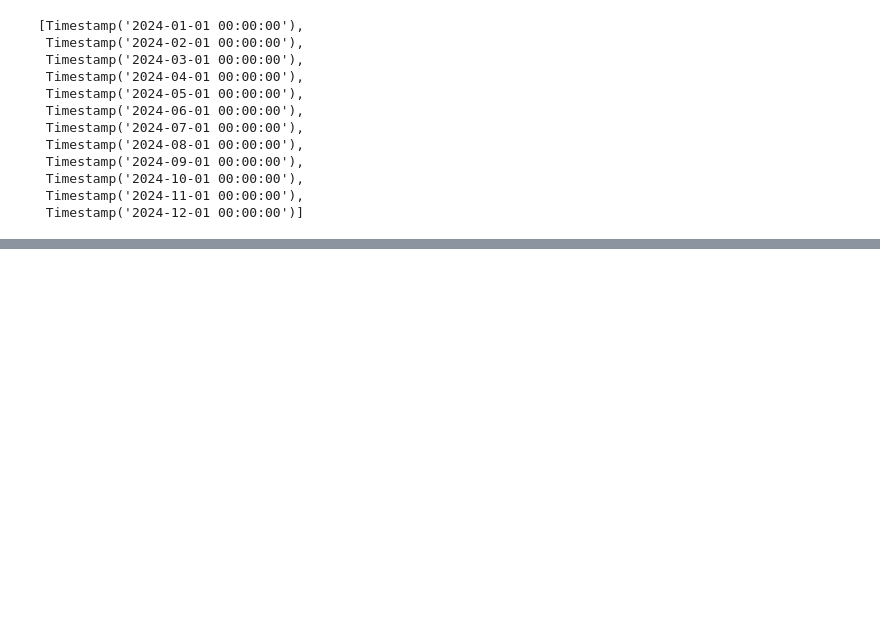
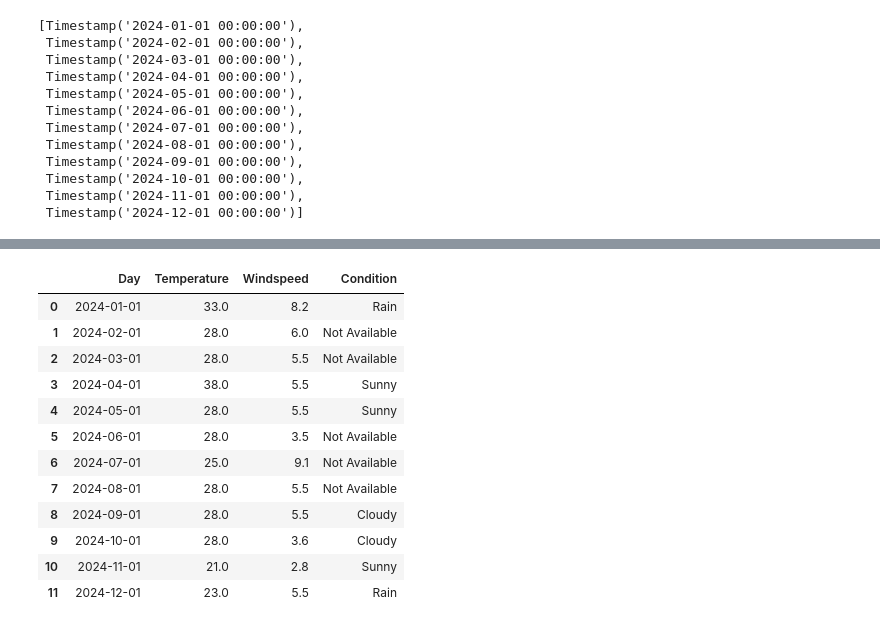
Before and after one commit to Gani25/python_weekend_b1, a Jupyter notebook: pandas/3_more_pandas_operations/handling_null.ipynb, the cells around one changed output, grey strips where cells are left out. Saved outputs shown, nothing was run; the diff lists cells and outputs as text; code cells hidden in the pictures; blank space fills up the shorter version.

```diff
--- a/pandas/3_more_pandas_operations/handling_null.ipynb
+++ b/pandas/3_more_pandas_operations/handling_null.ipynb
@@ -142,0 +251,4 @@ list(df_weather["Day"])
+# %%
+df_weather = pd.read_csv("./weather_info.csv", parse_dates=["Day"], dayfirst=True)
+
+df_weather
@@ -142,0 +293,20 @@ list(df_weather["Day"])
+# %%
+df_weather.fillna({
+    "Temperature":df_weather["Temperature"].mean(),
+    "Windspeed":df_weather["Windspeed"].median(),
+    "Condition":"Not Available"
+})
+# %% [output]
+|  | Day | Temperature | Windspeed | Condition |
+| 0 | 2024-01-01 | 33.0 | 8.2 | Rain |
+| 1 | 2024-02-01 | 28.0 | 6.0 | Not Available |
+| 2 | 2024-03-01 | 28.0 | 5.5 | Not Available |
+| 3 | 2024-04-01 | 38.0 | 5.5 | Sunny |
+| 4 | 2024-05-01 | 28.0 | 5.5 | Sunny |
+| 5 | 2024-06-01 | 28.0 | 3.5 | Not Available |
+| 6 | 2024-07-01 | 25.0 | 9.1 | Not Available |
+| 7 | 2024-08-01 | 28.0 | 5.5 | Not Available |
+| 8 | 2024-09-01 | 28.0 | 5.5 | Cloudy |
+| 9 | 2024-10-01 | 28.0 | 3.6 | Cloudy |
+| 10 | 2024-11-01 | 21.0 | 2.8 | Sunny |
+| 11 | 2024-12-01 | 23.0 | 5.5 | Rain |
```
Also changed, not shown: parts of 19 cells of this notebook.
